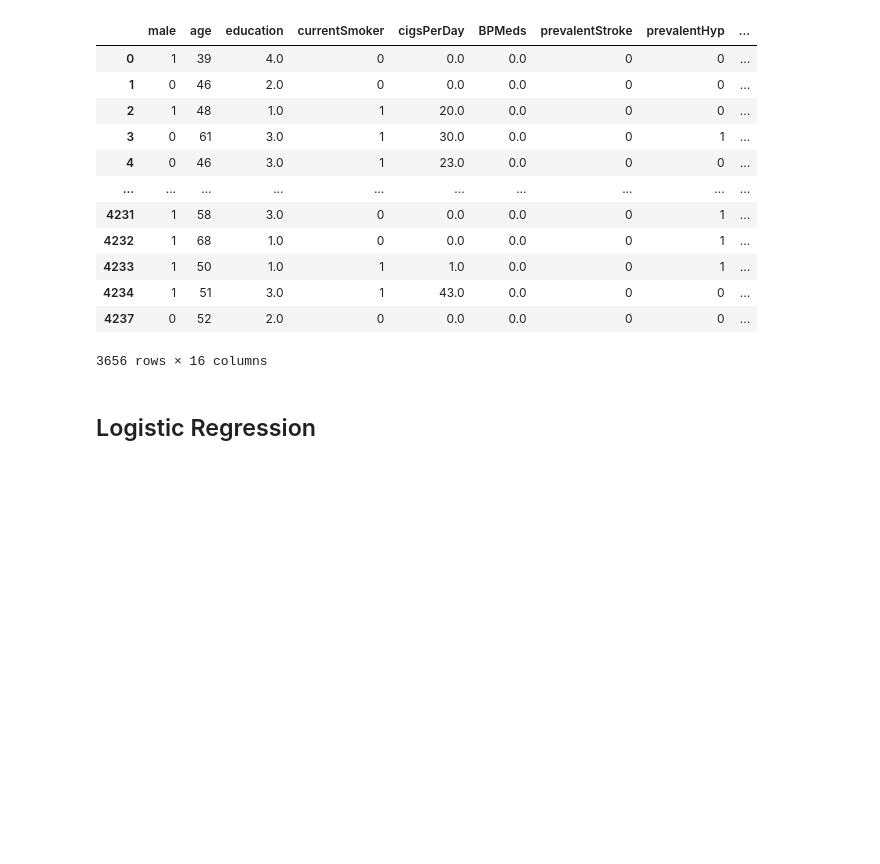
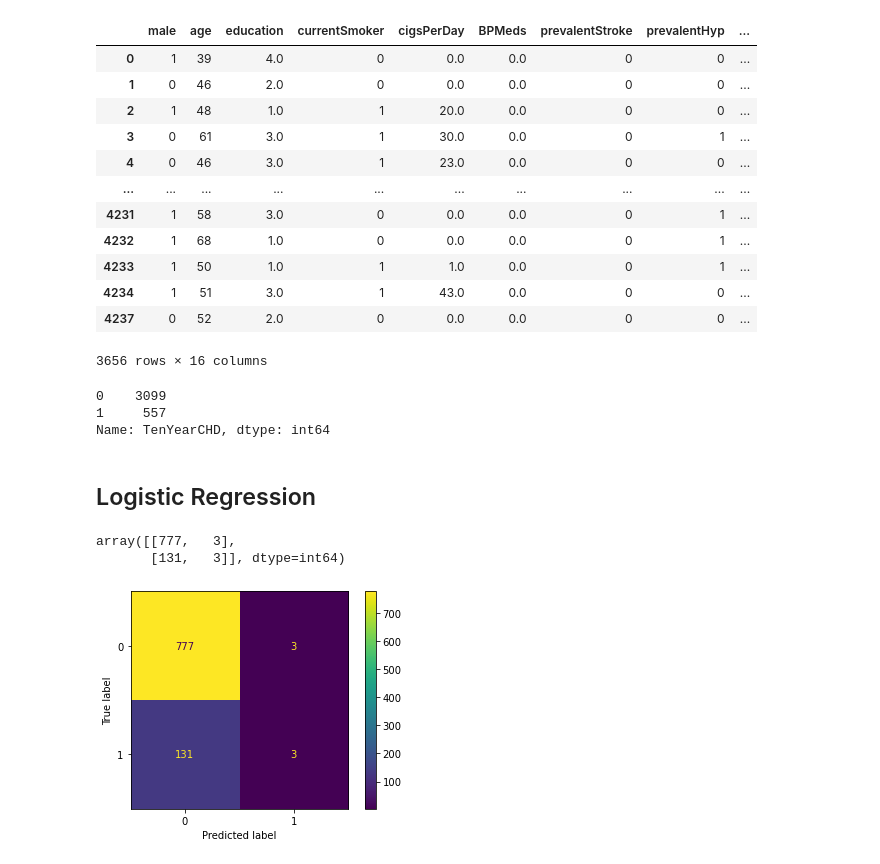
Before and after one commit to aharri123/Heart-disease-classification, a Jupyter notebook: student.ipynb, the cells around one changed output. Cells and saved outputs as stored; diff of their text form; code cells hidden in the pictures; blank space fills up the shorter version.

Commit message:
Created vanilla logistic regression model

```diff
--- a/student.ipynb
+++ b/student.ipynb
@@ -88,6 +87,14 @@ df.drop_duplicates()
 | 4234 | 1 | 51 | 3.0 | 1 | 43.0 | 0.0 | 0 | 0 | ... |
 | 4237 | 0 | 52 | 2.0 | 0 | 0.0 | 0.0 | 0 | 0 | ... |
 3656 rows × 16 columns
+# %%
+#Let's count the number of instances of either 1 or 0 for our variable we care about (TenYearCHD)
+
+df["TenYearCHD"].value_counts()
+# %% [output]
+0    3099
+1     557
+Name: TenYearCHD, dtype: int64
 # %% [markdown]
 ## Logistic Regression
 # %%
@@ -98,3 +105,24 @@ X = df.drop("TenYearCHD", axis = 1)
 y = df["TenYearCHD"]
 
 X_train, X_test, y_train, y_test = train_test_split(X, y, random_state = 0)
+# %%
+#Let's build a vanilla logistic regression model
+from sklearn.linear_model import LogisticRegression
+
+baseline_model = LogisticRegression(solver = "sag", random_state = 42)
+baseline_model.fit(X_train, y_train)
+y_pred = baseline_model.predict(X_test)
+# %%
+#Let's create a confusion matrix
+from sklearn.metrics import confusion_matrix
+from sklearn.metrics import plot_confusion_matrix
+
+conf_matrix = confusion_matrix(y_test, y_pred)
+conf_matrix
+# %% [output]
+array([[777,   3],
+       [131,   3]], dtype=int64)
+# %%
+plot_confusion_matrix(baseline_model, X_test, y_test);
+# %% [output]
+[figure, added]
```
Also changed, not shown: parts of 3 cells of this notebook.
